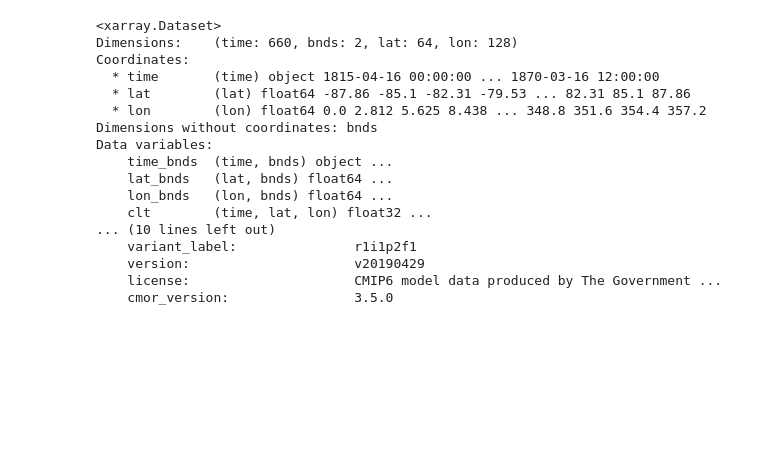
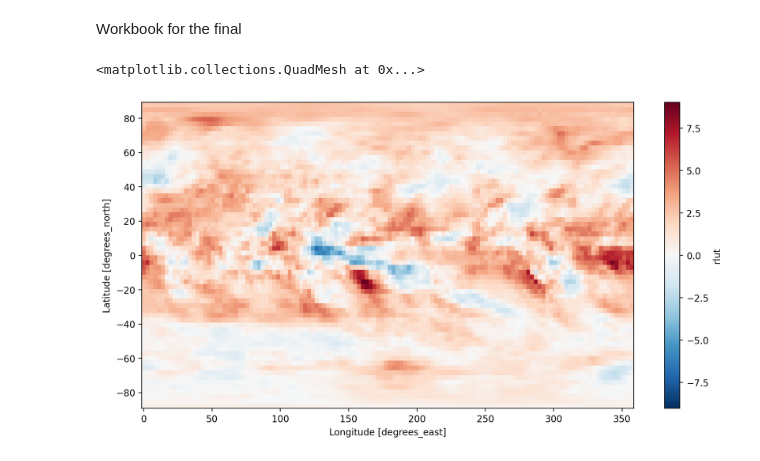
Before and after one commit to EES-3506-5506/Becker_Moin_Final, a Jupyter notebook: Workbook.ipynb, the cells around one changed output. Cells and saved outputs as stored; diff of their text form; code cells hidden in the pictures; blank space fills up the shorter version.

```diff
--- a/Workbook.ipynb
+++ b/Workbook.ipynb
@@ -3,3 +1,5 @@ Workbook for the final
+# %% [markdown]
+Workbook for the final
 # %%
 import matplotlib.pyplot as plt
 import xarray as xr
@@ -23,20 +28,8 @@ tas = xr.open_dataset('/home/ees_student/final_project_data/data/tas_Amon_CanESM
-# %%
-clt
-# %% [output]
-<xarray.Dataset>
-Dimensions:    (time: 660, bnds: 2, lat: 64, lon: 128)
-Coordinates:
-  * time       (time) object 1815-04-16 00:00:00 ... 1870-03-16 12:00:00
-  * lat        (lat) float64 -87.86 -85.1 -82.31 -79.53 ... 82.31 85.1 87.86
-  * lon        (lon) float64 0.0 2.812 5.625 8.438 ... 348.8 351.6 354.4 357.2
-Dimensions without coordinates: bnds
-Data variables:
-    time_bnds  (time, bnds) object ...
-    lat_bnds   (lat, bnds) float64 ...
-    lon_bnds   (lon, bnds) float64 ...
-    clt        (time, lat, lon) float32 ...
-... (10 lines left out)
-    variant_label:               r1i1p2f1
-    version:                     v20190429
-    license:                     CMIP6 model data produced by The Government ...
-    cmor_version:                3.5.0
+# %%
+rlut_first = rlut.rlut.sel(time=slice('1815-04-16' , '1825-04-16')).mean(dim='time') #first 10 years
+rlut_last = rlut.rlut.sel(time=slice('1860-04-16' , '1870-04-16')).mean(dim='time') #last 10
+rlut_dif = rlut_last-rlut_first
+rlut_dif.plot()
+# %% [output]
+<matplotlib.collections.QuadMesh at 0x...>
+[figure, added]
```
Also changed, not shown: parts of 11 cells of this notebook.
